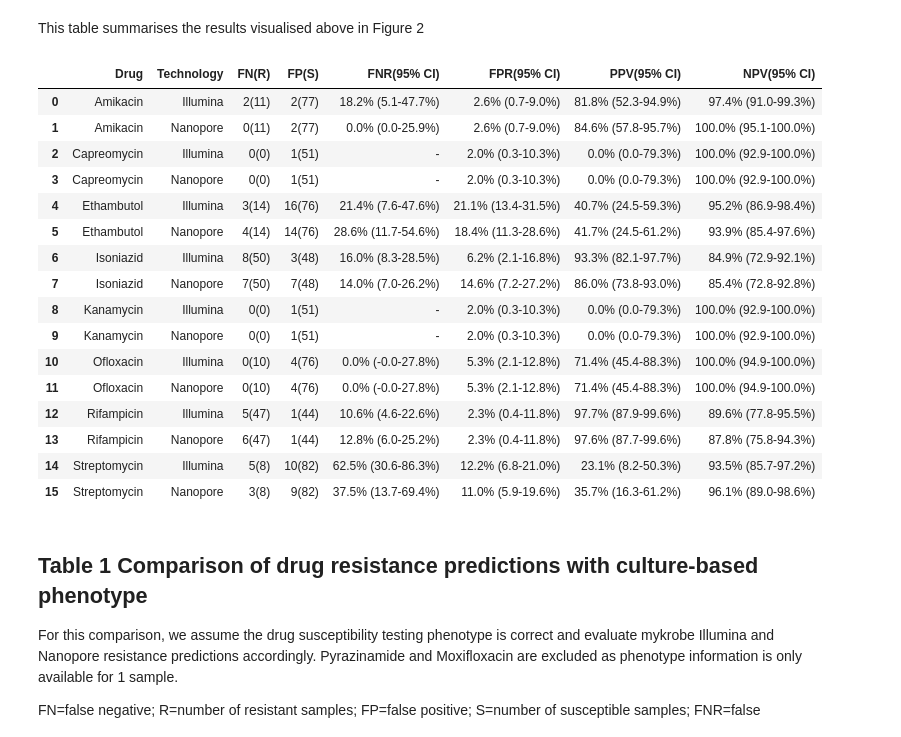
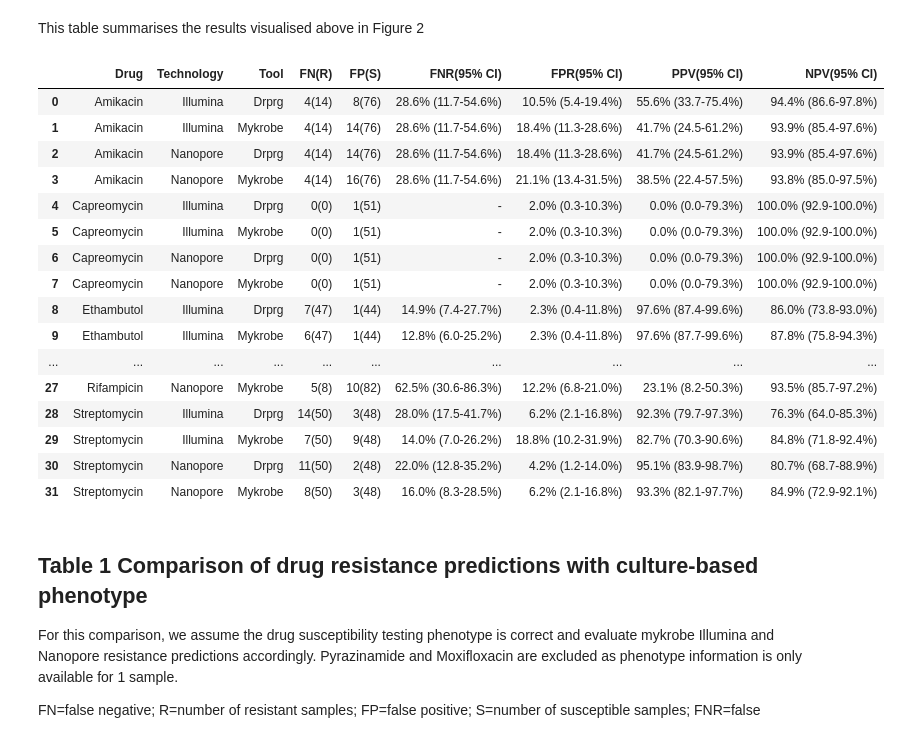
Before and after one commit to mbhall88/head_to_head_pipeline, a Jupyter notebook: analysis/resistance_prediction/results/figures/analysis.processed.ipynb, the cells around one changed output. Drawn from its saved outputs; the diff is of its cells as text; code cells hidden in the pictures.

```diff
--- a/analysis/resistance_prediction/results/figures/analysis.processed.ipynb
+++ b/analysis/resistance_prediction/results/figures/analysis.processed.ipynb
@@ -103,9 +105,9 @@ pheno
 2860 rows × 3 columns
 # %%
-mykrobe_drugs = set(calls["drug"])
+DRUGS = set(calls["drug"])
 # %%
 d = {}
-for drug in map(str.lower, mykrobe_drugs):
+for drug in map(str.lower, DRUGS):
     d[drug.upper()] = list(pheno.query("drug == @drug").dropna()["sample"])
 #     lpa = drug + "-lpa"
 #     d[lpa.upper()] = list(pheno.query("drug == @lpa").dropna()["sample"])
@@ -345,5 +381,5 @@ for ix, row in calls.iterrows():
 # %%
 clf_df = pd.DataFrame(
-    pheno_clf, columns=["sample", "drug", "classification", "technology", "coverage"]
+    pheno_clf, columns=["sample", "drug", "classification", "technology", "coverage", "tool", "site"]
 )
 # %%
@@ -510,34 +540,19 @@ plt.tight_layout()
 # %%
 fig.savefig(snakemake.output.pheno_concordance_plot)
 # %%
-counts = clf_df.groupby(["drug", "technology", "classification"])["sample"].count()
-drugs = sorted(set(clf_df["drug"]))
-technologies = ["illumina", "nanopore"]
-fps = [
-    counts[d, t, "FP"] if (d, t, "FP") in counts else 0
-    for d, t in product(drugs, technologies)
-]
-fns = [
-    counts[d, t, "FN"] if (d, t, "FN") in counts else 0
-    for d, t in product(drugs, technologies)
-]
-tns = [
-    counts[d, t, "TN"] if (d, t, "TN") in counts else 0
-    for d, t in product(drugs, technologies)
-]
-tps = [
-    counts[d, t, "TP"] if (d, t, "TP") in counts else 0
-    for d, t in product(drugs, technologies)
-]
-table = summary.set_index(["drug", "tech", "metric"])["value"].unstack().reset_index()
-for k in ["drug", "tech"]:
+counts = clf_df.groupby(["drug", "tool", "technology", "classification"])["sample"].count()
+table = summary.set_index(["drug", "tech", "tool", "metric"])["value"].unstack().reset_index()
+for clf in ["TP", "FP", "FN", "TN"]:
+    table[clf] = [
+        counts[d, tool, tech, clf] if (d, tool, tech, clf) in counts else 0
+        for d, tech, tool in product(PHENO_DRUGS, TECHS, TOOLS)
+    ]
+
+for k in ["drug", "tech", "tool"]:
     table[k] = table[k].str.capitalize()
-table["FP"] = fps
-table["FN"] = fns
-table["TP"] = tps
-table["TN"] = tns
+
 table.fillna("-", inplace=True)
-summary_cols = ["drug", "tech", "PPV", "NPV", "FNR", "FPR", "TP", "TN", "FN", "FP"]
+summary_cols = ["drug", "tech", "tool", "PPV", "NPV", "FNR", "FPR", "TP", "TN", "FN", "FP"]
 table = table[summary_cols]
 table.rename(columns={"tech": "technology"}, inplace=True)
 # %% [markdown]
@@ -555,50 +570,52 @@ for i, row in table.iterrows():
     ppv = cm.ppv()
     vme = cm.fnr()
     me = cm.fpr()
     fn_str = f"{cm.fn}({cm.num_positive()})"
     fp_str = f"{cm.fp}({cm.num_negative()})"
     rows.append(
         (
             row["drug"].capitalize(),
             row["technology"],
+            row["tool"],
             fn_str,
             fp_str,
             ci_str(vme),
             ci_str(me),
             ci_str(ppv),
             ci_str(npv),
         )
     )
 pretty_cols = [
     "Drug",
     "Technology",
+    "Tool",
     "FN(R)",
     "FP(S)",
     "FNR(95% CI)",
     "FPR(95% CI)",
     "PPV(95% CI)",
     "NPV(95% CI)",
 ]
 table = pd.DataFrame(rows, columns=pretty_cols)
 table
 # %% [output]
-|  | Drug | Technology | FN(R) | FP(S) | FNR(95% CI) | FPR(95% CI) | PPV(95% CI) | NPV(95% CI) |
-| 0 | Amikacin | Illumina | 2(11) | 2(77) | 18.2% (5.1-47.7%) | 2.6% (0.7-9.0%) | 81.8% (52.3-94.9%) | 97.4% (91.0-99.3%) |
-| 1 | Amikacin | Nanopore | 0(11) | 2(77) | 0.0% (0.0-25.9%) | 2.6% (0.7-9.0%) | 84.6% (57.8-95.7%) | 100.0% (95.1-100.0%) |
-| 2 | Capreomycin | Illumina | 0(0) | 1(51) | - | 2.0% (0.3-10.3%) | 0.0% (0.0-79.3%) | 100.0% (92.9-100.0%) |
-| 3 | Capreomycin | Nanopore | 0(0) | 1(51) | - | 2.0% (0.3-10.3%) | 0.0% (0.0-79.3%) | 100.0% (92.9-100.0%) |
-| 4 | Ethambutol | Illumina | 3(14) | 16(76) | 21.4% (7.6-47.6%) | 21.1% (13.4-31.5%) | 40.7% (24.5-59.3%) | 95.2% (86.9-98.4%) |
-| 5 | Ethambutol | Nanopore | 4(14) | 14(76) | 28.6% (11.7-54.6%) | 18.4% (11.3-28.6%) | 41.7% (24.5-61.2%) | 93.9% (85.4-97.6%) |
-| 6 | Isoniazid | Illumina | 8(50) | 3(48) | 16.0% (8.3-28.5%) | 6.2% (2.1-16.8%) | 93.3% (82.1-97.7%) | 84.9% (72.9-92.1%) |
-| 7 | Isoniazid | Nanopore | 7(50) | 7(48) | 14.0% (7.0-26.2%) | 14.6% (7.2-27.2%) | 86.0% (73.8-93.0%) | 85.4% (72.8-92.8%) |
-| 8 | Kanamycin | Illumina | 0(0) | 1(51) | - | 2.0% (0.3-10.3%) | 0.0% (0.0-79.3%) | 100.0% (92.9-100.0%) |
-| 9 | Kanamycin | Nanopore | 0(0) | 1(51) | - | 2.0% (0.3-10.3%) | 0.0% (0.0-79.3%) | 100.0% (92.9-100.0%) |
-| 10 | Ofloxacin | Illumina | 0(10) | 4(76) | 0.0% (-0.0-27.8%) | 5.3% (2.1-12.8%) | 71.4% (45.4-88.3%) | 100.0% (94.9-100.0%) |
-| 11 | Ofloxacin | Nanopore | 0(10) | 4(76) | 0.0% (-0.0-27.8%) | 5.3% (2.1-12.8%) | 71.4% (45.4-88.3%) | 100.0% (94.9-100.0%) |
-| 12 | Rifampicin | Illumina | 5(47) | 1(44) | 10.6% (4.6-22.6%) | 2.3% (0.4-11.8%) | 97.7% (87.9-99.6%) | 89.6% (77.8-95.5%) |
-| 13 | Rifampicin | Nanopore | 6(47) | 1(44) | 12.8% (6.0-25.2%) | 2.3% (0.4-11.8%) | 97.6% (87.7-99.6%) | 87.8% (75.8-94.3%) |
-| 14 | Streptomycin | Illumina | 5(8) | 10(82) | 62.5% (30.6-86.3%) | 12.2% (6.8-21.0%) | 23.1% (8.2-50.3%) | 93.5% (85.7-97.2%) |
-| 15 | Streptomycin | Nanopore | 3(8) | 9(82) | 37.5% (13.7-69.4%) | 11.0% (5.9-19.6%) | 35.7% (16.3-61.2%) | 96.1% (89.0-98.6%) |
+|  | Drug | Technology | Tool | FN(R) | FP(S) | FNR(95% CI) | FPR(95% CI) | PPV(95% CI) | NPV(95% CI) |
+| 0 | Amikacin | Illumina | Drprg | 4(14) | 8(76) | 28.6% (11.7-54.6%) | 10.5% (5.4-19.4%) | 55.6% (33.7-75.4%) | 94.4% (86.6-97.8%) |
+| 1 | Amikacin | Illumina | Mykrobe | 4(14) | 14(76) | 28.6% (11.7-54.6%) | 18.4% (11.3-28.6%) | 41.7% (24.5-61.2%) | 93.9% (85.4-97.6%) |
+| 2 | Amikacin | Nanopore | Drprg | 4(14) | 14(76) | 28.6% (11.7-54.6%) | 18.4% (11.3-28.6%) | 41.7% (24.5-61.2%) | 93.9% (85.4-97.6%) |
+| 3 | Amikacin | Nanopore | Mykrobe | 4(14) | 16(76) | 28.6% (11.7-54.6%) | 21.1% (13.4-31.5%) | 38.5% (22.4-57.5%) | 93.8% (85.0-97.5%) |
+| 4 | Capreomycin | Illumina | Drprg | 0(0) | 1(51) | - | 2.0% (0.3-10.3%) | 0.0% (0.0-79.3%) | 100.0% (92.9-100.0%) |
+| 5 | Capreomycin | Illumina | Mykrobe | 0(0) | 1(51) | - | 2.0% (0.3-10.3%) | 0.0% (0.0-79.3%) | 100.0% (92.9-100.0%) |
+| 6 | Capreomycin | Nanopore | Drprg | 0(0) | 1(51) | - | 2.0% (0.3-10.3%) | 0.0% (0.0-79.3%) | 100.0% (92.9-100.0%) |
+| 7 | Capreomycin | Nanopore | Mykrobe | 0(0) | 1(51) | - | 2.0% (0.3-10.3%) | 0.0% (0.0-79.3%) | 100.0% (92.9-100.0%) |
+| 8 | Ethambutol | Illumina | Drprg | 7(47) | 1(44) | 14.9% (7.4-27.7%) | 2.3% (0.4-11.8%) | 97.6% (87.4-99.6%) | 86.0% (73.8-93.0%) |
+| 9 | Ethambutol | Illumina | Mykrobe | 6(47) | 1(44) | 12.8% (6.0-25.2%) | 2.3% (0.4-11.8%) | 97.6% (87.7-99.6%) | 87.8% (75.8-94.3%) |
+| ... | ... | ... | ... | ... | ... | ... | ... | ... | ... |
+| 27 | Rifampicin | Nanopore | Mykrobe | 5(8) | 10(82) | 62.5% (30.6-86.3%) | 12.2% (6.8-21.0%) | 23.1% (8.2-50.3%) | 93.5% (85.7-97.2%) |
+| 28 | Streptomycin | Illumina | Drprg | 14(50) | 3(48) | 28.0% (17.5-41.7%) | 6.2% (2.1-16.8%) | 92.3% (79.7-97.3%) | 76.3% (64.0-85.3%) |
+| 29 | Streptomycin | Illumina | Mykrobe | 7(50) | 9(48) | 14.0% (7.0-26.2%) | 18.8% (10.2-31.9%) | 82.7% (70.3-90.6%) | 84.8% (71.8-92.4%) |
+| 30 | Streptomycin | Nanopore | Drprg | 11(50) | 2(48) | 22.0% (12.8-35.2%) | 4.2% (1.2-14.0%) | 95.1% (83.9-98.7%) | 80.7% (68.7-88.9%) |
+| 31 | Streptomycin | Nanopore | Mykrobe | 8(50) | 3(48) | 16.0% (8.3-28.5%) | 6.2% (2.1-16.8%) | 93.3% (82.1-97.7%) | 84.9% (72.9-92.1%) |
 # %% [markdown]
 ## Table 1 Comparison of drug resistance predictions with culture-based phenotype
 
```
Also changed, not shown: parts of 29 cells of this notebook, 1 other file.
